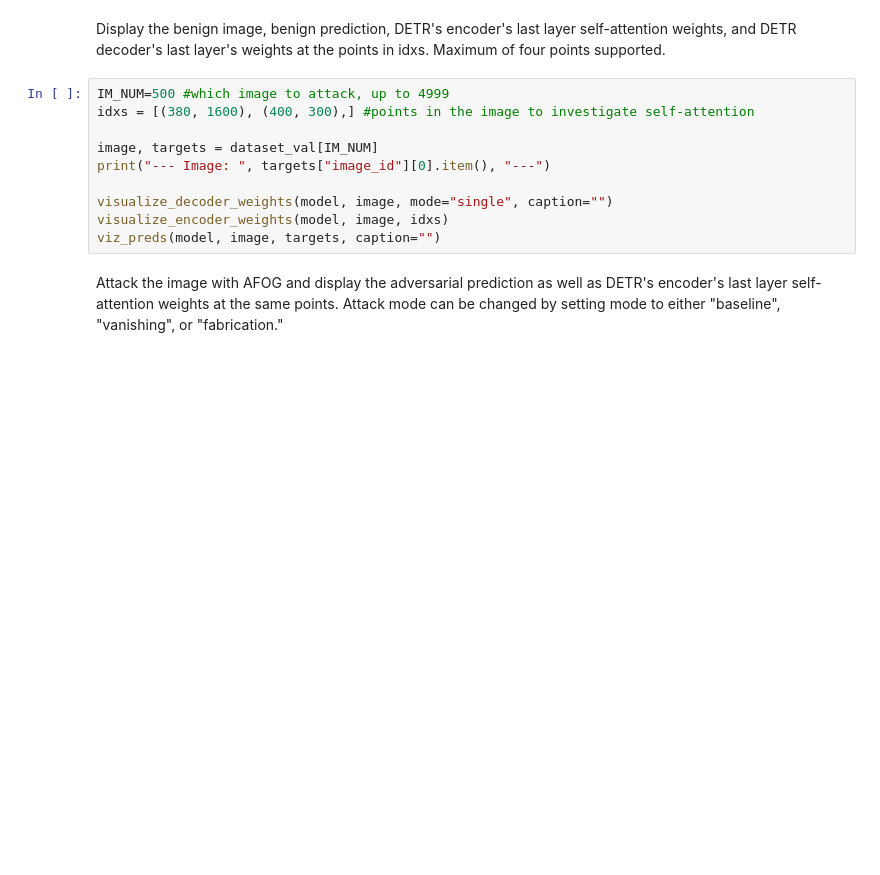
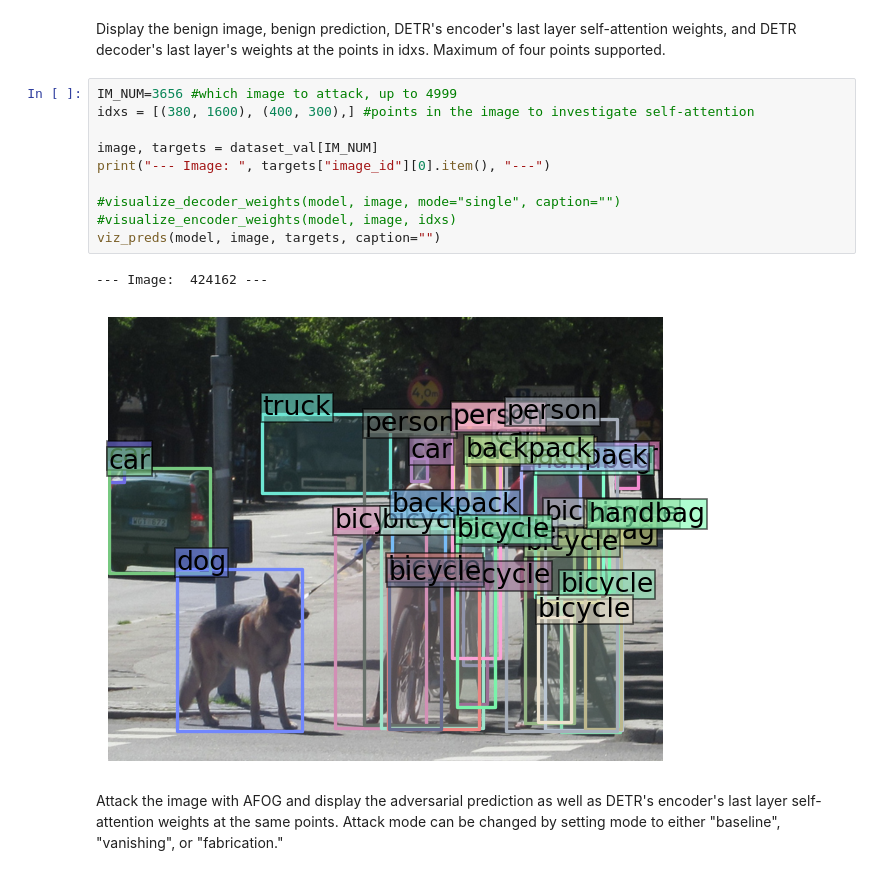
Before and after one commit to zacharyyahn/AFOG, a Jupyter notebook: demos/visualize_detr.ipynb, the cells around one changed output. Cells and saved outputs as stored; diff of their text form; blank space fills up the shorter version.

```diff
--- a/demos/visualize_detr.ipynb
+++ b/demos/visualize_detr.ipynb
@@ -400,15 +405,18 @@ dataset_val = build_dataset(image_set='val', args=args)
 # %% [markdown]
 Display the benign image, benign prediction, DETR's encoder's last layer self-attention weights, and DETR decoder's last layer's weights at the points in idxs. Maximum of four points supported.
 # %%
-IM_NUM=500 #which image to attack, up to 4999
+IM_NUM=3656 #which image to attack, up to 4999
 idxs = [(380, 1600), (400, 300),] #points in the image to investigate self-attention
 
 image, targets = dataset_val[IM_NUM]
 print("--- Image: ", targets["image_id"][0].item(), "---")
 
-visualize_decoder_weights(model, image, mode="single", caption="")
-visualize_encoder_weights(model, image, idxs)
+#visualize_decoder_weights(model, image, mode="single", caption="")
+#visualize_encoder_weights(model, image, idxs)
 viz_preds(model, image, targets, caption="")
+# %% [output]
+--- Image:  424162 ---
+[figure, added]
 # %% [markdown]
 Attack the image with AFOG and display the adversarial prediction as well as DETR's encoder's last layer self-attention weights at the same points. Attack mode can be changed by setting mode to either "baseline", "vanishing", or "fabrication."
 # %%
```
Also changed, not shown: parts of 4 cells of this notebook, 52 other files.
